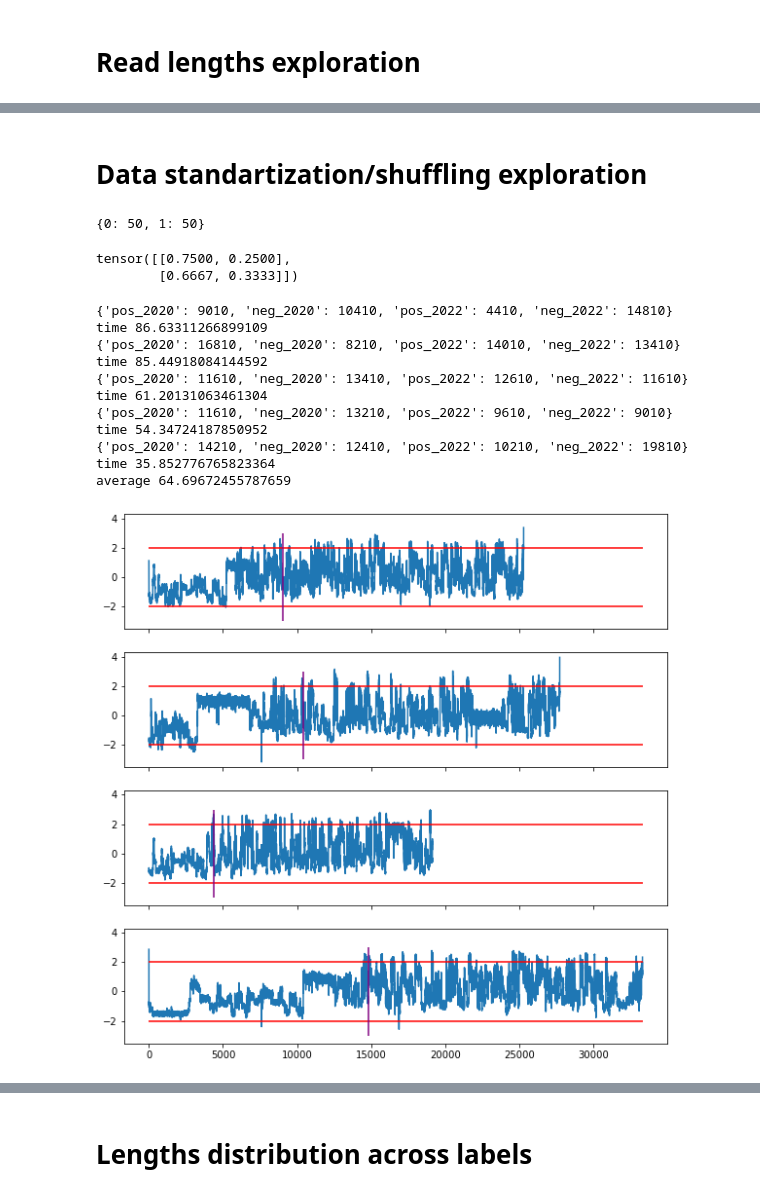
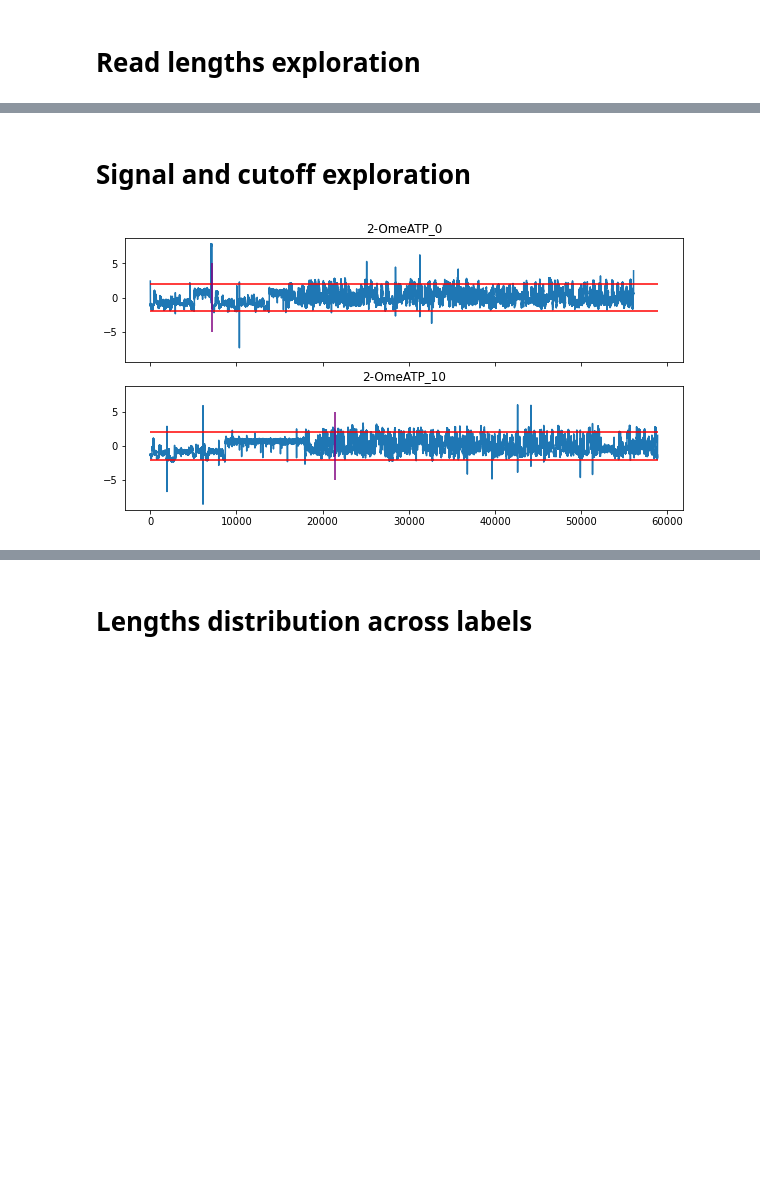
Before and after one commit to maragkakislab/rnakinet, a Jupyter notebook: Explore.ipynb, the cells around one changed output, grey strips where cells are left out. Cells and saved outputs as stored; diff of their text form; code cells hidden in the pictures; blank space fills up the shorter version.

```diff
--- a/Explore.ipynb
+++ b/Explore.ipynb
@@ -64,40 +52,2 @@ pass
 # %% [markdown]
-# Data standartization/shuffling exploration
+# Signal and cutoff exploration
-# %%
-from torch.utils.data import DataLoader
-from dataloading import get_my_dataset
-from datamap import experiment_files
-
-"""
-Structure
-
--experiment0 (positives)
- |
- -fast5file0
-     |
-     -~4000 reads
- -fast5file1
-     |
-     -~4000 reads
- -...
--experiment1 (negatives)
- |
- -...
-"""
-
-#TODO 2022 vs 2020 data
-#TODO window size
-#TODO minimum & maximum read lengths
-#TODO use fast5 native start-end parameters to speed up training (messes up standartization)
-
-train_dset, valid_dset = get_my_dataset(infinite_random=False, valid_limit=100, valid_files_count=3)
-
-#check if i sample all files equally
-counts = {0:0,1:0}
-for i in range(100):
-    x,y = next(iter(valid_dset))
-    counts[(int(y[0]))]+=1
-
-counts
-# %% [output]
-{0: 50, 1: 50}
@@ -125,13 +54,3 @@ neg_files = experiment_files['neg_2022']
-# %%
-from torchmetrics import ConfusionMatrix
-import torch
-target = torch.tensor([1, 1, 1,0, 0,0,0])
-preds = torch.tensor([0, 1,0,1,0, 0,0])
-confmat = ConfusionMatrix(num_classes=2, normalize='true')
-confmat(preds, target)
-# %% [output]
-tensor([[0.7500, 0.2500],
-        [0.6667, 0.3333]])
 # %%
 from scipy import stats
 import numpy as np
@@ -261,33 +139,8 @@ def plot_classes_all(total_limit=None, index=random.randint(0,100)):
 # %%
 # %%time
 import time
 from statistics import mean
 
-# for i in range(10):
-#     print(i)
-#     cont = plot_classes_all(100000)
-#     if(not cont):
-#         break
-#324
-times = []
-for i in range(5):
-    start = time.time()
-    plot_classes_all(None, index=i)
-    end = time.time()
-    print('time', end-start)
-    times.append(end-start)
-
-print('average', mean(times))
+plot_classes_all(['2-OmeATP_0','2-OmeATP_10'])
 # %% [output]
-{'pos_2020': 9010, 'neg_2020': 10410, 'pos_2022': 4410, 'neg_2022': 14810}
-time 86.63311266899109
-{'pos_2020': 16810, 'neg_2020': 8210, 'pos_2022': 14010, 'neg_2022': 13410}
-time 85.44918084144592
-{'pos_2020': 11610, 'neg_2020': 13410, 'pos_2022': 12610, 'neg_2022': 11610}
-time 61.20131063461304
-{'pos_2020': 11610, 'neg_2020': 13210, 'pos_2022': 9610, 'neg_2022': 9010}
-time 54.34724187850952
-{'pos_2020': 14210, 'neg_2020': 12410, 'pos_2022': 10210, 'neg_2022': 19810}
-time 35.852776765823364
-average 64.69672455787659
-[figure, old version]
+[figure, new version]
```
Also changed, not shown: parts of 18 cells of this notebook, 3 other files.
